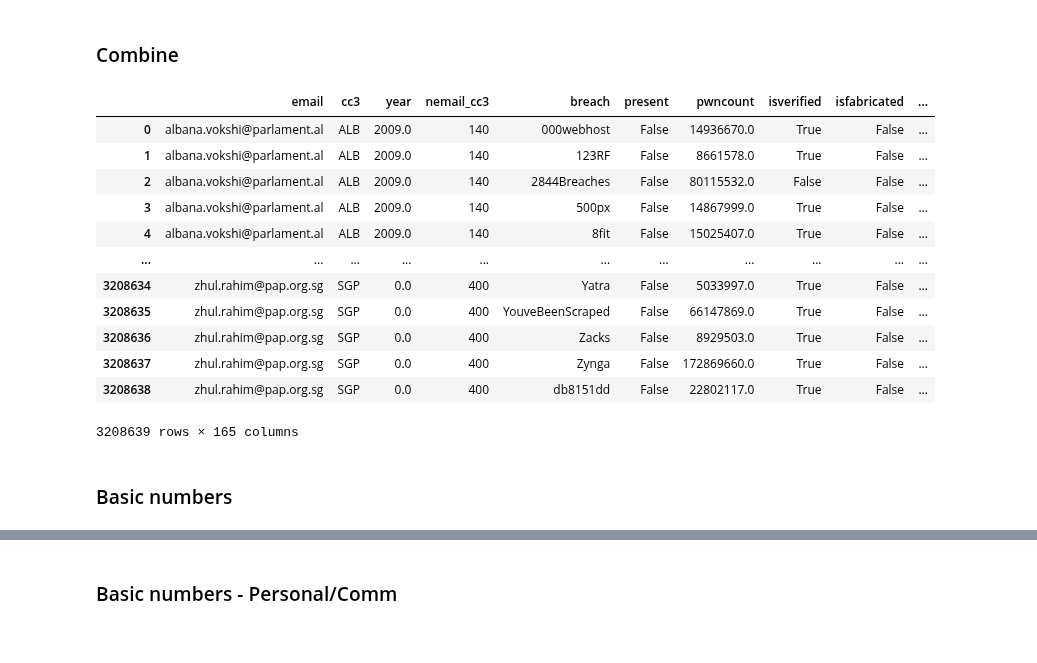
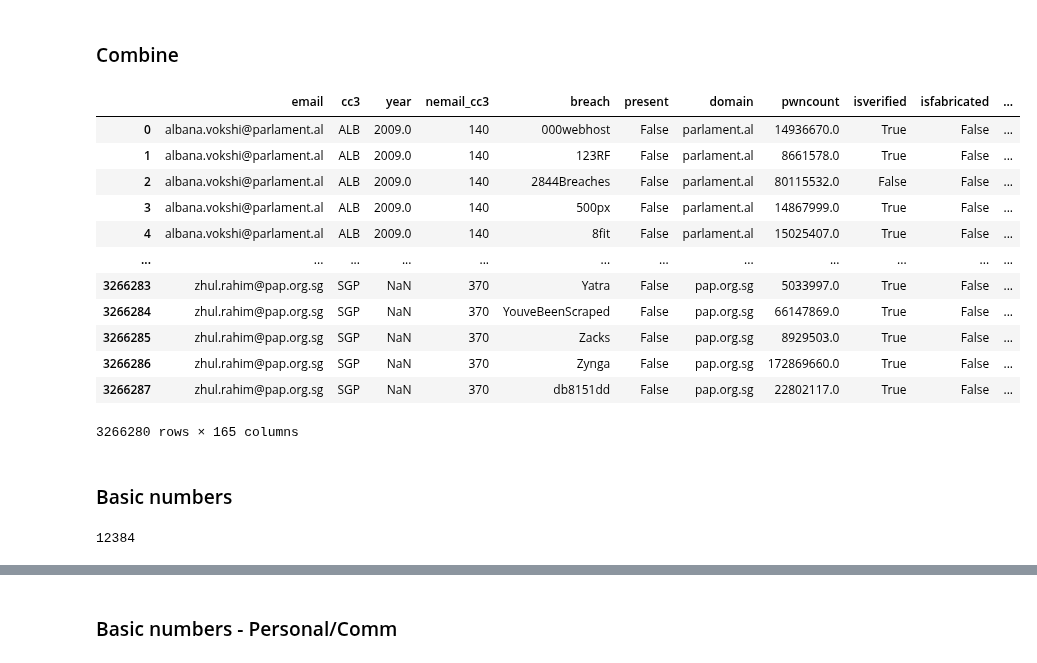
Before and after one commit to themains/pwned_pols, a Jupyter notebook: scripts/06_everypol_summ.ipynb, the cells around one changed output, grey strips where cells are left out. Drawn from its saved outputs; the diff is of its cells as text; code cells hidden in the pictures.

Commit message:
Snap to validated emails

```diff
--- a/scripts/06_everypol_summ.ipynb
+++ b/scripts/06_everypol_summ.ipynb
@@ -191,7 +194,7 @@ df_ep_emails.groupby(["cc3", "legislature"]).ngroups
 df_scraped_emails = (
     pd.read_csv("../data/scraped_pol_combined_legislature_data.csv")
     .sort_values(["cc3", "email"])
-    .pipe(lambda df_: clean_email_column_no_dedupe(df_))
+    .pipe(lambda df_: clean_dedupe_email_column(df_))
     .drop_duplicates(subset=["email"], keep="first", ignore_index=True)
     # ================================================================
     # Get popsize
@@ -231,6 +234,7 @@ df_scraped_emails = (
     )
 )
 assert (df_scraped_emails["nemail_cc3"] >= 30).all()
-df_scraped_emails
+display(df_scraped_emails.head(3))
+df_scraped_emails.info()
 # %% [output]
 |  | email | cc3 | country | ltype | legislature | chamber | nemail_cc3 | name | party | title | ... |
@@ -526,6 +525,8 @@ df_ep_email_breach_expanded = (
             pd.read_csv("../data/everypol_hibp.csv")
             .clean_names()
             .rename_column("filename", "email")
+            # needed to normalize strings (e.g., unicode/ASCII) -- do not remove
+            .pipe(lambda df_: clean_dedupe_email_column(df_, dedup=False))
         ),
         how="left",
         on="email",
@@ -653,33 +646,35 @@ Paste (no breach)
 # %%
 df_email_breach_expanded = (
     pd.concat(
         [
             df_ep_email_breach_expanded.remove_columns(
                 ["gender", "country", "ltype", "chamber", "legislature"]
             ).rename_column("leg_start_year", "year"),
             df_scraped_email_breach_expanded.remove_columns(["country"]),
         ],
         ignore_index=True,
-    ).fillna(0)
-    # ========================================================================
+    )
+    .dropna(subset=["breach"])
+    .assign(present=lambda df_: df_["present"].astype(bool))
+    #     # ========================================================================
     .assign(
         seriousbreach=lambda df_: df_[LIST_SERIOUS_DATACLASSES].max(axis=1).astype(int)
     )
     # ========================================================================
     .pipe(lambda df_: classify_comm_gov_email(df_))
 )
 df_email_breach_expanded
 # %% [output]
-|  | email | cc3 | year | nemail_cc3 | breach | present | pwncount | isverified | isfabricated | ... |
-| 0 | albana.vokshi@parlament.al | ALB | 2009.0 | 140 | 000webhost | False | 14936670.0 | True | False | ... |
-| 1 | albana.vokshi@parlament.al | ALB | 2009.0 | 140 | 123RF | False | 8661578.0 | True | False | ... |
-| 2 | albana.vokshi@parlament.al | ALB | 2009.0 | 140 | 2844Breaches | False | 80115532.0 | False | False | ... |
-| 3 | albana.vokshi@parlament.al | ALB | 2009.0 | 140 | 500px | False | 14867999.0 | True | False | ... |
-| 4 | albana.vokshi@parlament.al | ALB | 2009.0 | 140 | 8fit | False | 15025407.0 | True | False | ... |
-| ... | ... | ... | ... | ... | ... | ... | ... | ... | ... | ... |
-| 3208634 | zhul.rahim@pap.org.sg | SGP | 0.0 | 400 | Yatra | False | 5033997.0 | True | False | ... |
-| 3208635 | zhul.rahim@pap.org.sg | SGP | 0.0 | 400 | YouveBeenScraped | False | 66147869.0 | True | False | ... |
-| 3208636 | zhul.rahim@pap.org.sg | SGP | 0.0 | 400 | Zacks | False | 8929503.0 | True | False | ... |
-| 3208637 | zhul.rahim@pap.org.sg | SGP | 0.0 | 400 | Zynga | False | 172869660.0 | True | False | ... |
-| 3208638 | zhul.rahim@pap.org.sg | SGP | 0.0 | 400 | db8151dd | False | 22802117.0 | True | False | ... |
+|  | email | cc3 | year | nemail_cc3 | breach | present | domain | pwncount | isverified | isfabricated | ... |
+| 0 | albana.vokshi@parlament.al | ALB | 2009.0 | 140 | 000webhost | False | parlament.al | 14936670.0 | True | False | ... |
+| 1 | albana.vokshi@parlament.al | ALB | 2009.0 | 140 | 123RF | False | parlament.al | 8661578.0 | True | False | ... |
+| 2 | albana.vokshi@parlament.al | ALB | 2009.0 | 140 | 2844Breaches | False | parlament.al | 80115532.0 | False | False | ... |
+| 3 | albana.vokshi@parlament.al | ALB | 2009.0 | 140 | 500px | False | parlament.al | 14867999.0 | True | False | ... |
+| 4 | albana.vokshi@parlament.al | ALB | 2009.0 | 140 | 8fit | False | parlament.al | 15025407.0 | True | False | ... |
+| ... | ... | ... | ... | ... | ... | ... | ... | ... | ... | ... | ... |
+| 3266283 | zhul.rahim@pap.org.sg | SGP | NaN | 370 | Yatra | False | pap.org.sg | 5033997.0 | True | False | ... |
+| 3266284 | zhul.rahim@pap.org.sg | SGP | NaN | 370 | YouveBeenScraped | False | pap.org.sg | 66147869.0 | True | False | ... |
+| 3266285 | zhul.rahim@pap.org.sg | SGP | NaN | 370 | Zacks | False | pap.org.sg | 8929503.0 | True | False | ... |
+| 3266286 | zhul.rahim@pap.org.sg | SGP | NaN | 370 | Zynga | False | pap.org.sg | 172869660.0 | True | False | ... |
+| 3266287 | zhul.rahim@pap.org.sg | SGP | NaN | 370 | db8151dd | False | pap.org.sg | 22802117.0 | True | False | ... |
-3208639 rows × 165 columns
+3266280 rows × 165 columns
@@ -708,3 +703,8 @@ df_email_breach_expanded
 # %% [markdown]
 ### Basic numbers
+# %%
+n_emails = df_email_breach_expanded["email"].nunique()
+n_emails
+# %% [output]
+12384
 # %%
```
Also changed, not shown: parts of 90 cells of this notebook, 9 other files.
